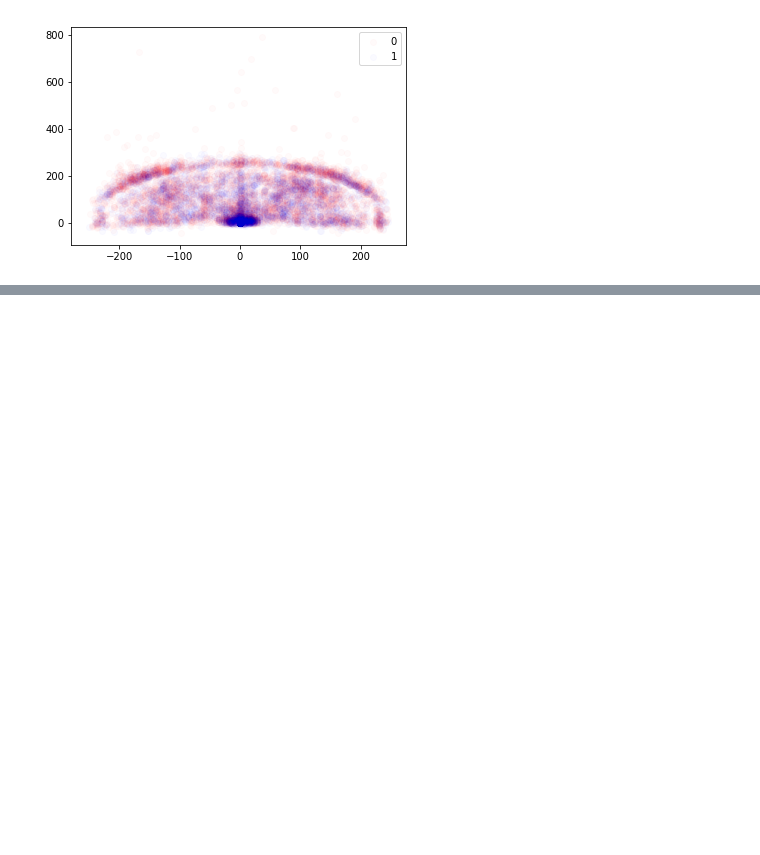
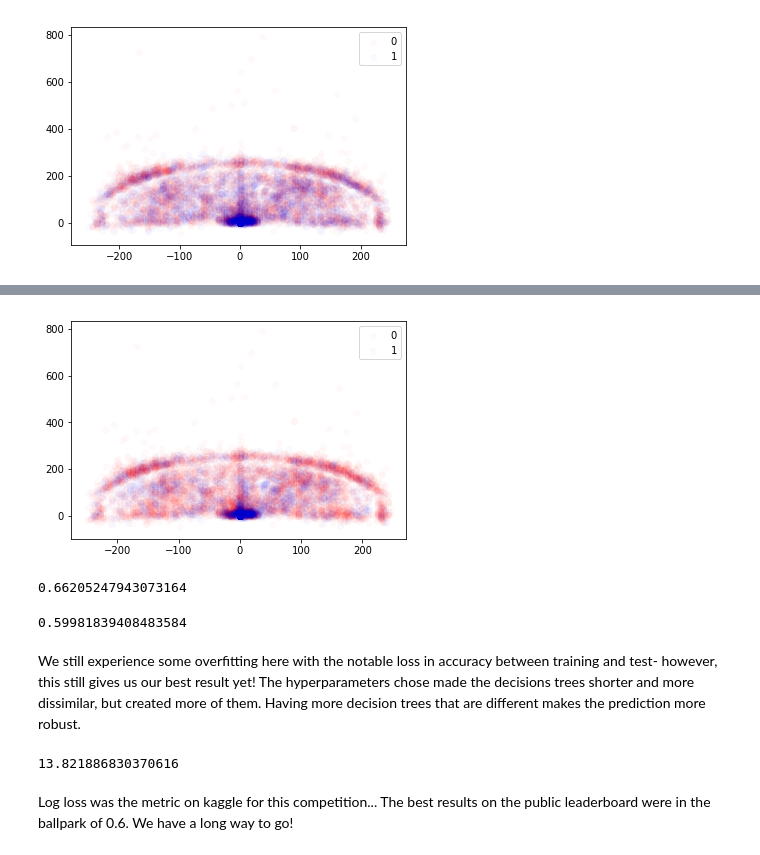
Before and after one commit to boudrejp/w207_supplemental, a Jupyter notebook: kobe.ipynb, the cells around one changed output, grey strips where cells are left out. Drawn from its saved outputs; the diff is of its cells as text; code cells hidden in the pictures; blank space fills up the shorter version.

Commit message:
added training accuracy, log loss at end

```diff
--- a/kobe.ipynb
+++ b/kobe.ipynb
@@ -324,0 +340,5 @@ So we have a worse result than our baseline, but not as good as Naive Bayes. Thi
+# %%
+classifier = RandomForestClassifier(n_estimators = 300, min_samples_leaf = 25, max_features = 5, n_jobs = -1)
+trained_classifier = classifier.fit(x_train[predictors], y_train)
+y_predict = trained_classifier.predict(x_valid[predictors])
+x_valid['RFpredict2'] = y_predict
@@ -324,0 +356,26 @@ So we have a worse result than our baseline, but not as good as Naive Bayes. Thi
+# %%
+# predicted
+plot_shots(x_valid, 'RFpredict')
+# %% [output]
+[figure, added]
+# %%
+# training accuracy
+y_train_pred = trained_classifier.predict(x_train[predictors])
+accuracy_measure(y_train_pred, y_train)
+# %% [output]
+0.66205247943073164
+# %%
+# testing accuracy
+accuracy_measure(x_valid['RFpredict2'], valid['shot_made_flag'])
+# %% [output]
+0.59981839408483584
+# %% [markdown]
+We still experience some overfitting here with the notable loss in accuracy between training and test- however, this still gives us our best result yet! The hyperparameters chose made the decisions trees shorter and more dissimilar, but created more of them. Having more decision trees that are different makes the prediction more robust.
+# %%
+from sklearn.metrics import log_loss
+
+log_loss(valid['shot_made_flag'], x_valid['RFpredict2'], eps=1e-15)
+# %% [output]
+13.821886830370616
+# %% [markdown]
+Log loss was the metric on kaggle for this competition... The best results on the public leaderboard were in the ballpark of 0.6. We have a long way to go!
```
Also changed, not shown: parts of 12 cells of this notebook.
